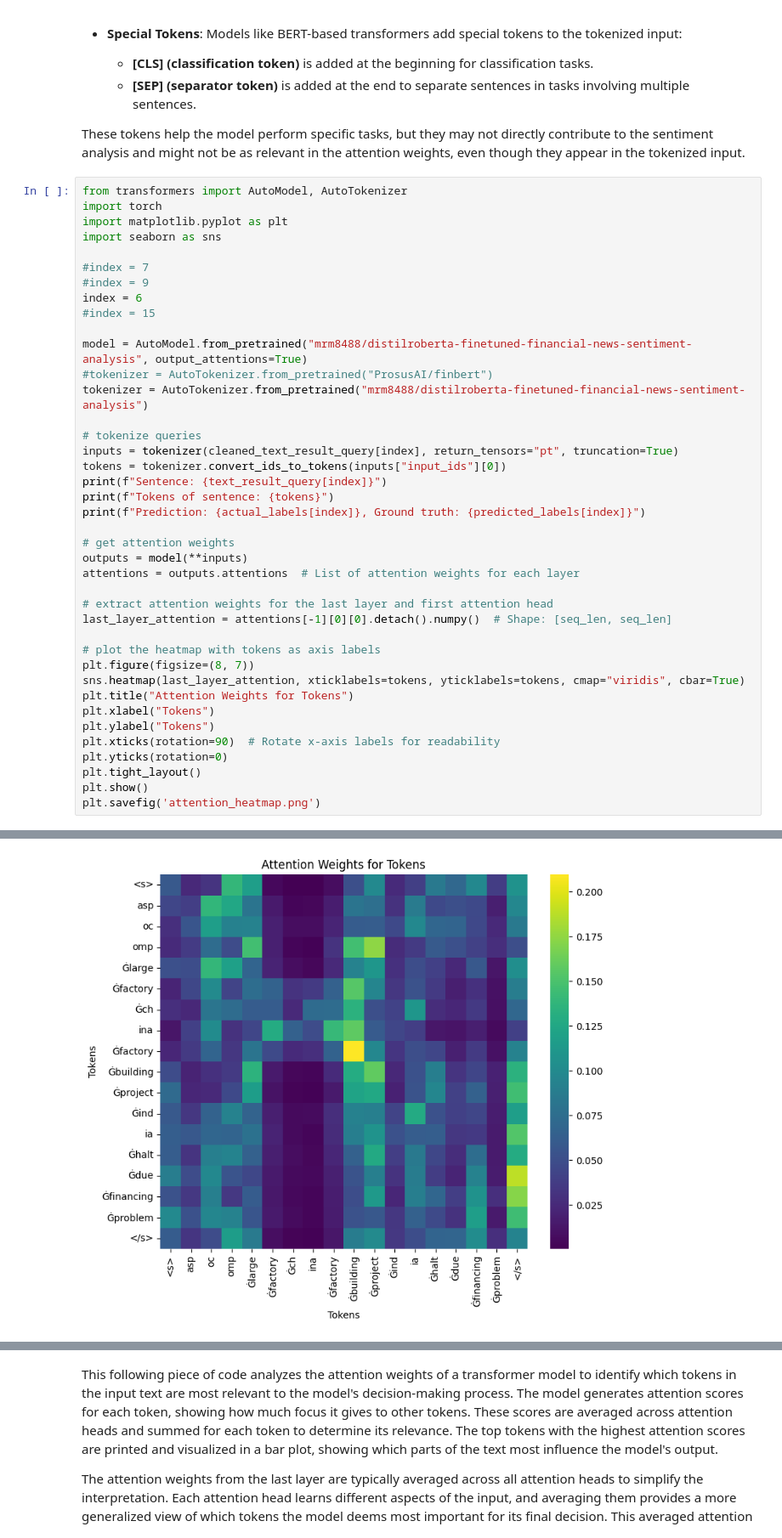
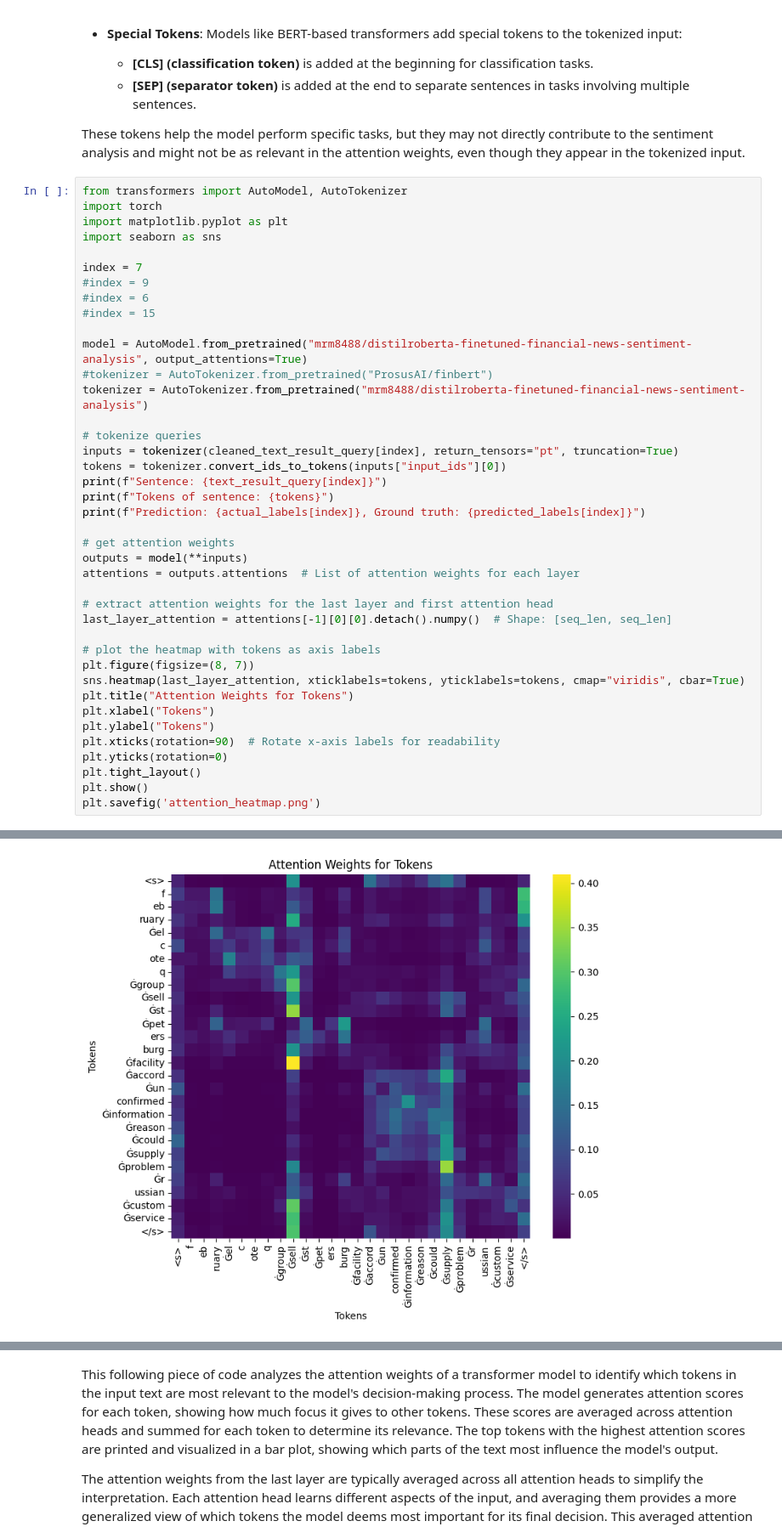
Before and after one commit to Gabriele-Sormani/BusinessIntelligenceProject, a Jupyter notebook: project_BusinessIntelligence.ipynb, the cells around one changed output, grey strips where cells are left out. Shown at 85% size. Drawn from its saved outputs; the diff is of its cells as text.

```diff
--- a/project_BusinessIntelligence.ipynb
+++ b/project_BusinessIntelligence.ipynb
@@ -492,9 +491,9 @@ import torch
 import matplotlib.pyplot as plt
 import seaborn as sns
 
-#index = 7
+index = 7
 #index = 9
-index = 6
+#index = 6
 #index = 15
 
 model = AutoModel.from_pretrained("mrm8488/distilroberta-finetuned-financial-news-sentiment-analysis", output_attentions=True)
@@ -535,5 +533,5 @@ Tokens of sentence: ['<s>', 'asp', 'oc', 'omp', 'Ġlarge', 'Ġfactory', 'Ġch',
 Prediction: negative, Ground truth: negative
-[figure, old version]
+[figure, new version]
 <Figure size 640x480 with 0 Axes>
 # %% [markdown]
 This following piece of code analyzes the attention weights of a transformer model to identify which tokens in the input text are most relevant to the model's decision-making process. The model generates attention scores for each token, showing how much focus it gives to other tokens. These scores are averaged across attention heads and summed for each token to determine its relevance. The top tokens with the highest attention scores are printed and visualized in a bar plot, showing which parts of the text most influence the model's output.
```
Also changed, not shown: parts of 20 cells of this notebook.
